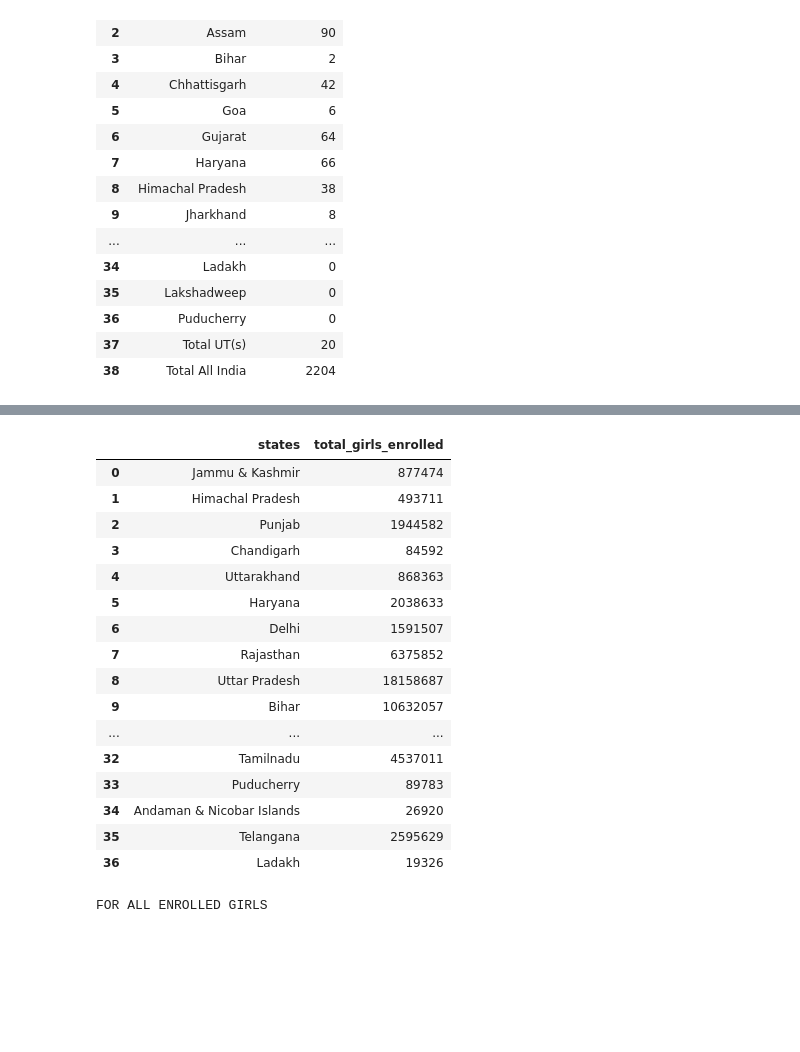
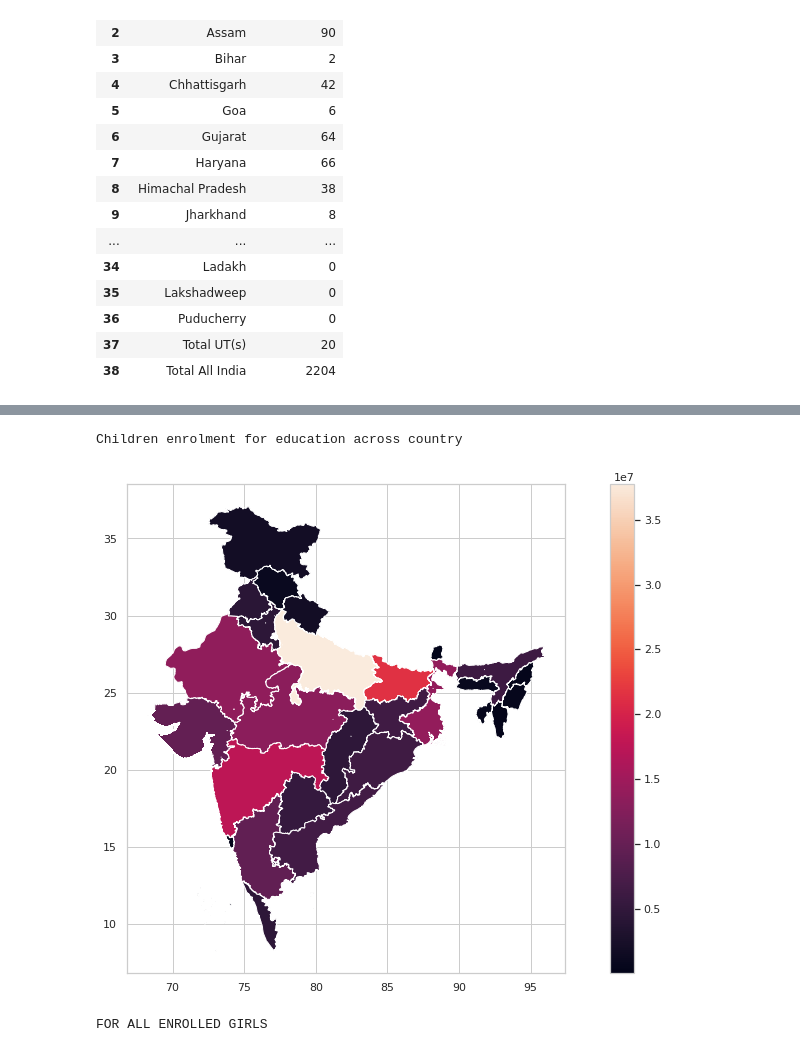
Before and after one commit to helloningshen/R-assignment, a Jupyter notebook: R.ipynb, the cells around one changed output, grey strips where cells are left out. Cells and saved outputs as stored; diff of their text form; code cells hidden in the pictures; blank space fills up the shorter version.

```diff
--- a/R.ipynb
+++ b/R.ipynb
@@ -138,6 +124,7 @@ Literacy rate for above metrics students in INDIA
 
 enrolment_states = enrolment_data["state_name"].unique()
 state_wise_girls_enrolment = []
+state_wise_enrollment = []
 
 for i in range(0, len(enrolment_states)):
     class1girls =  enrolment_data.loc[enrolment_data['state_name'] == enrolment_states[i], 'class_1_girls'].sum()
@@ -150,9 +137,24 @@ for i in range(0, len(enrolment_states)):
     class8girls =  enrolment_data.loc[enrolment_data['state_name'] == enrolment_states[i], 'class_8_girls'].sum()
     class9girls =  enrolment_data.loc[enrolment_data['state_name'] == enrolment_states[i], 'class_9_girls'].sum()
 
+
+
+    class1 =  class1girls + enrolment_data.loc[enrolment_data['state_name'] == enrolment_states[i], 'class_1_boys'].sum()
+    class2 = class2girls + enrolment_data.loc[enrolment_data['state_name'] == enrolment_states[i], 'class_2_boys'].sum()
+    class3 =  class3girls + enrolment_data.loc[enrolment_data['state_name'] == enrolment_states[i], 'class_3_boys'].sum()
+    class4 = class4girls + enrolment_data.loc[enrolment_data['state_name'] == enrolment_states[i], 'class_4_boys'].sum()
+    class5 = class5girls + enrolment_data.loc[enrolment_data['state_name'] == enrolment_states[i], 'class_5_boys'].sum()
+    class6 = class6girls +  enrolment_data.loc[enrolment_data['state_name'] == enrolment_states[i], 'class_6_boys'].sum()
+    class7 = class7girls +  enrolment_data.loc[enrolment_data['state_name'] == enrolment_states[i], 'class_7_boys'].sum()
+    class8 = class8girls +  enrolment_data.loc[enrolment_data['state_name'] == enrolment_states[i], 'class_8_boys'].sum()
+    class9 = class9girls +  enrolment_data.loc[enrolment_data['state_name'] == enrolment_states[i], 'class_9_boys'].sum()
+
     state_wise_girls_enrolment.append([enrolment_states[i], class1girls, class2girls, class3girls, class4girls, class5girls, class6girls, class7girls, class8girls, class9girls])
+    state_wise_enrollment.append([enrolment_states[i], class1, class2, class3, class4, class5, class6, class7, class8, class9])
 
 state_wise_girls_enrolment_df = pd.DataFrame(state_wise_girls_enrolment, columns = ['states', 'class1girls','class2girls', 'class3girls', 'class5girls', 'class4girls', 'class6girls', 'class7girls', 'class8girls', 'class9girls'])
-state_wise_girls_enrolment_df
+state_wise_enrolment_df = pd.DataFrame(state_wise_enrollment, columns = ['states', 'class1','class2', 'class3', 'class5', 'class4', 'class6', 'class7', 'class8', 'class9'])
+
 
 state_wise_girls_enrolment_df.to_csv("state_wise_girls_enrolment.csv")
+state_wise_enrolment_df.to_csv("state_wise_enrolment.csv")
@@ -176,26 +224,11 @@ FOR CLASS 1 GIRLS ONLY
-# %%
-t  = state_wise_girls_enrolment_df.sum(axis=1, numeric_only=True)
-state_wise_girls = pd.DataFrame(list(zip(enrolment_states, t)), columns =['states', 'total_girls_enrolled'])
-
-state_wise_girls
-# %% [output]
-|  | states | total_girls_enrolled |
-| 0 | Jammu & Kashmir | 877474 |
-| 1 | Himachal Pradesh | 493711 |
-| 2 | Punjab | 1944582 |
-| 3 | Chandigarh | 84592 |
-| 4 | Uttarakhand | 868363 |
-| 5 | Haryana | 2038633 |
-| 6 | Delhi | 1591507 |
-| 7 | Rajasthan | 6375852 |
-| 8 | Uttar Pradesh | 18158687 |
-| 9 | Bihar | 10632057 |
-| ... | ... | ... |
-| 32 | Tamilnadu | 4537011 |
-| 33 | Puducherry | 89783 |
-| 34 | Andaman & Nicobar Islands | 26920 |
-| 35 | Telangana | 2595629 |
-| 36 | Ladakh | 19326 |
+# %%
+merged_df = map_df.set_index('States/UTs').join(state_wise_enrolled.set_index('states'))
+print("Children enrolment for education across country")
+merged_df.plot('total_enrolled', figsize = (16, 9), legend = True)
+plt.savefig("total-enrolled.png")
+# %% [output]
+Children enrolment for education across country
+[figure, added]
 # %%
 state_wise_population = pd.read_csv("./population-state-wise.csv")
 remove_delimiter = state_wise_population["population"].str.replace(",", "")
```
Also changed, not shown: parts of 12 cells of this notebook, 9 other files.
